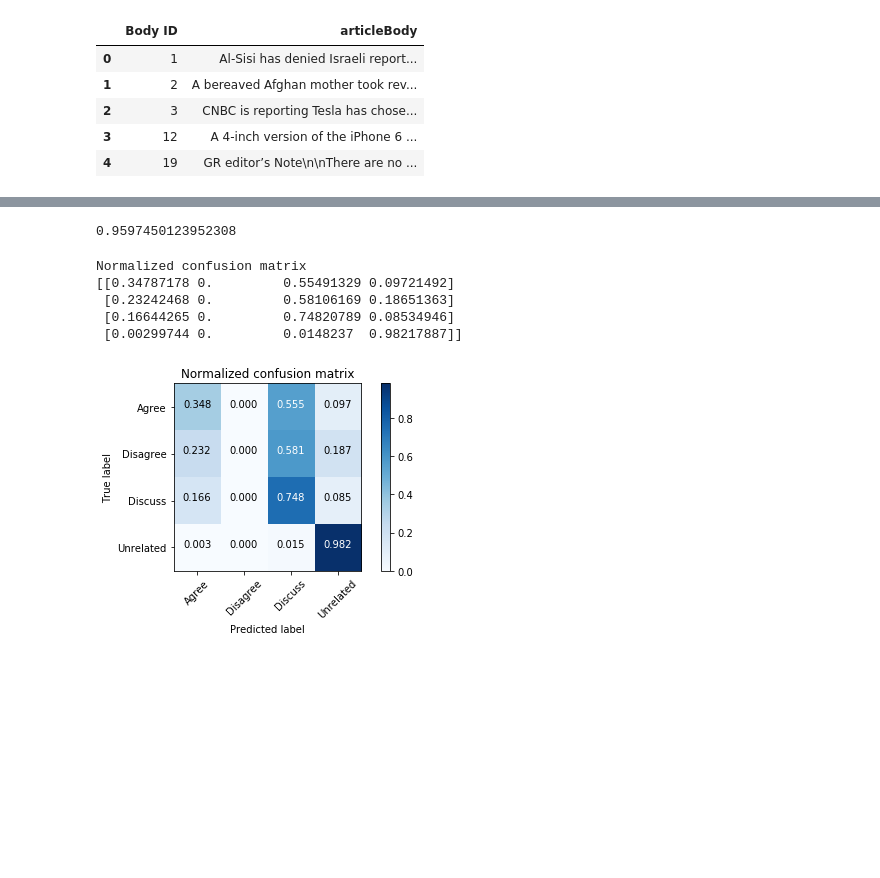
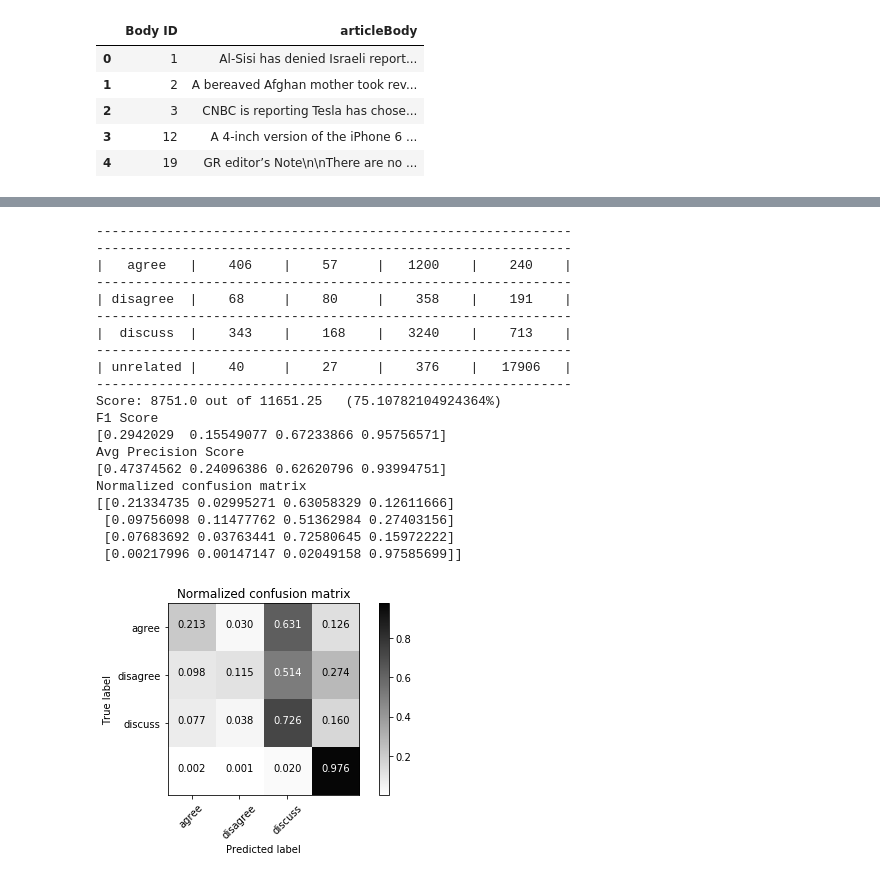
Before and after one commit to CornellDataScience/Insights-FakeNews, a Jupyter notebook: Mixed Model Eval.ipynb, the cells around one changed output, grey strips where cells are left out. Saved outputs shown, nothing was run; the diff lists cells and outputs as text; code cells hidden in the pictures; blank space fills up the shorter version.

```diff
--- a/Mixed Model Eval.ipynb
+++ b/Mixed Model Eval.ipynb
@@ -237,10 +938,0 @@ stance_predicted = stance_predicted.tolist()
-# %%
-rel_pred_labels = [("???" if x == 1 else "unrelated") for x in relevance_predicted]
-rel_pred_labels_2 = [("discuss" if x == 1 else "unrelated") for x in relevance_predicted]
-stance_pred_labels = [("agree" if result == 2 else ("discuss" if result == 1 else "disagree")) for result in stance_predicted]
-final_preds = []
-for i in range(len(rel_pred_labels)):
-    if rel_pred_labels[i] != "???":
-        final_preds.append(rel_pred_labels[i])
-    else:
-        final_preds.append(stance_pred_labels[i])
@@ -271,4 +938,0 @@ Score: 9099.0 out of 11651.25   (78.09462504023173%)
-# %%
-L_matrix = [list(x) for x in list(matrix)]
-s = sum([sum(x) for x in L_matrix])
-pd.DataFrame([[float(str(i/s)[:5]) for i in l] for l in L_matrix])
@@ -281,5 +938,0 @@ pd.DataFrame([[float(str(i/s)[:5]) for i in l] for l in L_matrix])
-# %%
-test_rel_labels = [(i if i == "unrelated" else "discuss") for i in test_labels]
-sum([1 if test_rel_labels[i] == rel_pred_labels_2[i] else 0 for i in list(range(len(test_rel_labels)))])/len(test_rel_labels)
-# %% [output]
-0.9597450123952308
@@ -316,11 +939,50 @@ def plot_confusion_matrix(cm, classes,
-# %%
-plot_confusion_matrix(matrix, classes=["Agree","Disagree", "Discuss", "Unrelated"],
-                      title='Normalized confusion matrix')
-plt.show()
-# %% [output]
-Normalized confusion matrix
-[[0.34787178 0.         0.55491329 0.09721492]
- [0.23242468 0.         0.58106169 0.18651363]
- [0.16644265 0.         0.74820789 0.08534946]
- [0.00299744 0.         0.0148237  0.98217887]]
-[figure, removed]
+# %%
+testing_data = [[],[],[]]
+for h,b,s in list(test_stances.values):
+    testing_data[0].append(list(stance_dict_rel[(h,b)].values()))
+    testing_data[1].append(stance_dict_stance[(h,b)])
+    testing_data[2].append(s)
+# %%
+rel_predicted = rel_model.predict(testing_data[0])
+stance_predicted = stance_model.predict(np.nan_to_num(np.array(testing_data[1]).astype("float32")))
+predicted = []
+for i in range(len(rel_predicted)):
+    r = rel_predicted[i]
+    s = stance_predicted[i]
+    if r == "unrelated":
+        predicted.append(r)
+    else:
+        predicted.append(s)
+actual = testing_data[2]
+# %%
+sc.report_score(actual, predicted)
+print("F1 Score")
+print(f1_score(actual, predicted, average = None))
+print("Avg Precision Score")
+print(precision_score(actual, predicted, average = None))
+matrix = confusion_matrix(actual,predicted)
+plot_confusion_matrix(matrix, classes=["agree","disagree", "discuss"],
+                      title='Normalized confusion matrix')
+plt.show()
+# %% [output]
+-------------------------------------------------------------
+-------------------------------------------------------------
+|   agree   |    406    |    57     |   1200    |    240    |
+-------------------------------------------------------------
+| disagree  |    68     |    80     |    358    |    191    |
+-------------------------------------------------------------
+|  discuss  |    343    |    168    |   3240    |    713    |
+-------------------------------------------------------------
+| unrelated |    40     |    27     |    376    |   17906   |
+-------------------------------------------------------------
+Score: 8751.0 out of 11651.25   (75.10782104924364%)
+F1 Score
+[0.2942029  0.15549077 0.67233866 0.95756571]
+Avg Precision Score
+[0.47374562 0.24096386 0.62620796 0.93994751]
+Normalized confusion matrix
+[[0.21334735 0.02995271 0.63058329 0.12611666]
+ [0.09756098 0.11477762 0.51362984 0.27403156]
+ [0.07683692 0.03763441 0.72580645 0.15972222]
+ [0.00217996 0.00147147 0.02049158 0.97585699]]
+[figure, added]
```
Also changed, not shown: parts of 32 cells of this notebook, 7 other files.
